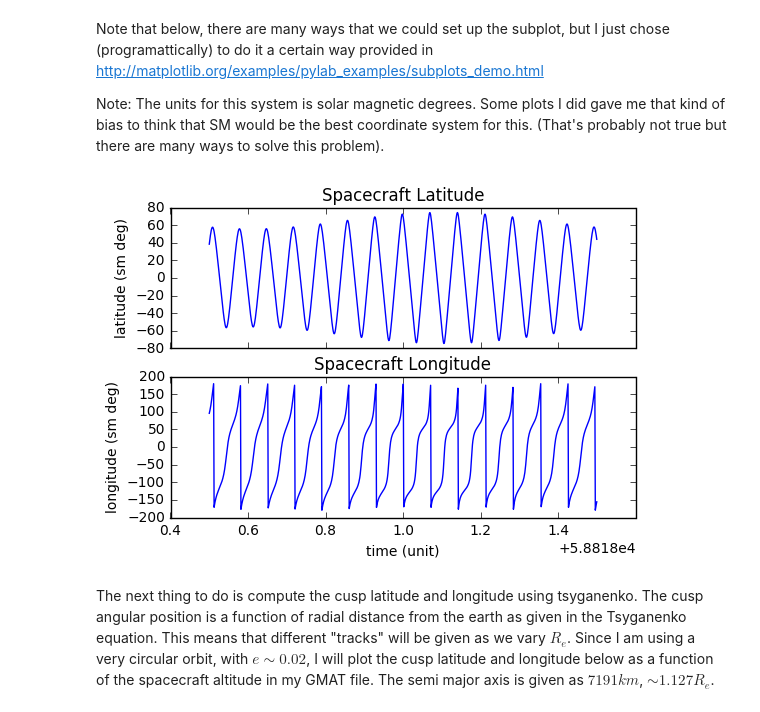
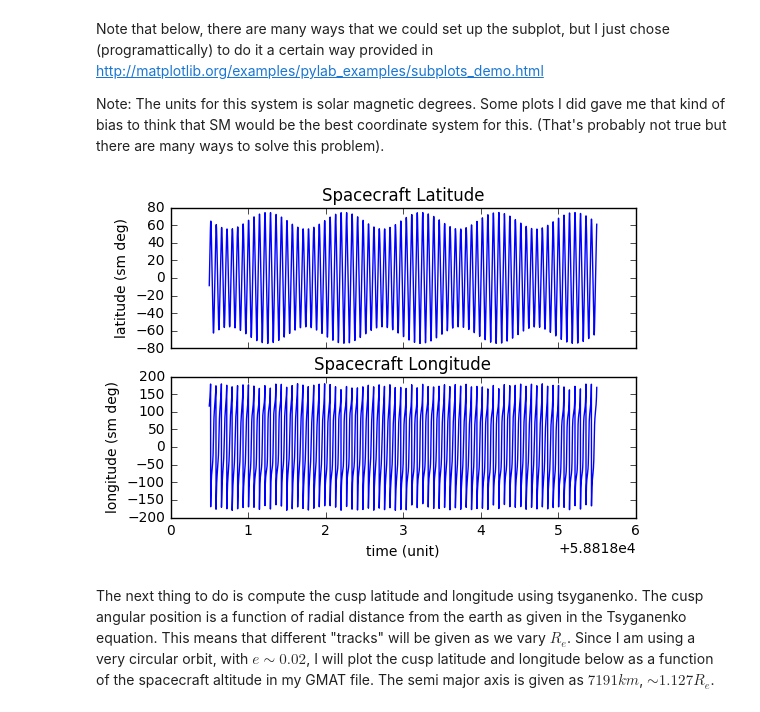
Before and after one commit to fsbr/se3-path-planner, a Jupyter notebook: modularPlanner/Cusp Plots (Daily).ipynb, the cells around one changed output. Cells and saved outputs as stored; diff of their text form; code cells hidden in the pictures.

```diff
--- a/modularPlanner/Cusp Plots (Daily).ipynb
+++ b/modularPlanner/Cusp Plots (Daily).ipynb
@@ -43,35 +43,36 @@ Note that below, there are many ways that we could set up the subplot, but I jus
 Note: The units for this system is solar magnetic degrees.  Some plots I did gave me that kind of bias to think that SM would be the best coordinate system for this. (That's probably not true but there are many ways to solve this problem).
 # %%
 # the orbit is fairly easy to get
-df = pd.read_csv('singleday.csv')
+# df = pd.read_csv('singleday.csv')
+df = pd.read_csv('5day.csv')
 t = df['DefaultSC.A1ModJulian'] + 29999.5
 x = df['DefaultSC.gse.X']
 y = df['DefaultSC.gse.Y']
 z = df['DefaultSC.gse.Z']
 
 # set the "ticks"
 cvals = coord.Coords([[i,j,k] for i,j,k in zip(x,y,z)], 'GSE', 'car')
 cvals.ticks = Ticktock(t,'MJD')
 # originally SM
 sm = cvals.convert('SM', 'sph')
 
 
 # t = np.asarray(t)
 # plotting stuff
 f, axarr = plt.subplots(2, sharex=True)
 # axarr[0].plot(t, y)
 axarr[0].set_title('Spacecraft Latitude')
 axarr[0].set_ylabel('latitude (sm deg)')
 axarr[0].plot(sm.ticks.MJD, sm.lati)
 axarr[1].set_title('Spacecraft Longitude')
 axarr[1].set_ylabel('longitude (sm deg)')
 axarr[1].plot(sm.ticks.MJD, sm.long)
 
 plt.xlabel('time (unit)')
 
 plt.show()
 # %% [output]
-[figure, old version]
+[figure, new version]
 # %% [markdown]
 The next thing to do is compute the cusp latitude and longitude using tsyganenko.  The cusp angular position is a function of radial distance from the earth as given in the Tsyganenko equation.  This means that different "tracks" will be given as we vary $R_{e}$.  Since I am using a very circular orbit, with $e \sim 0.02$, I will plot the cusp latitude and longitude below as a function of the spacecraft altitude in my GMAT file.  The semi major axis is given as $7191 km$, $\sim 1.127 R_{e}$.
 # %%
```
Also changed, not shown: parts of 5 cells of this notebook, 2 other files.
